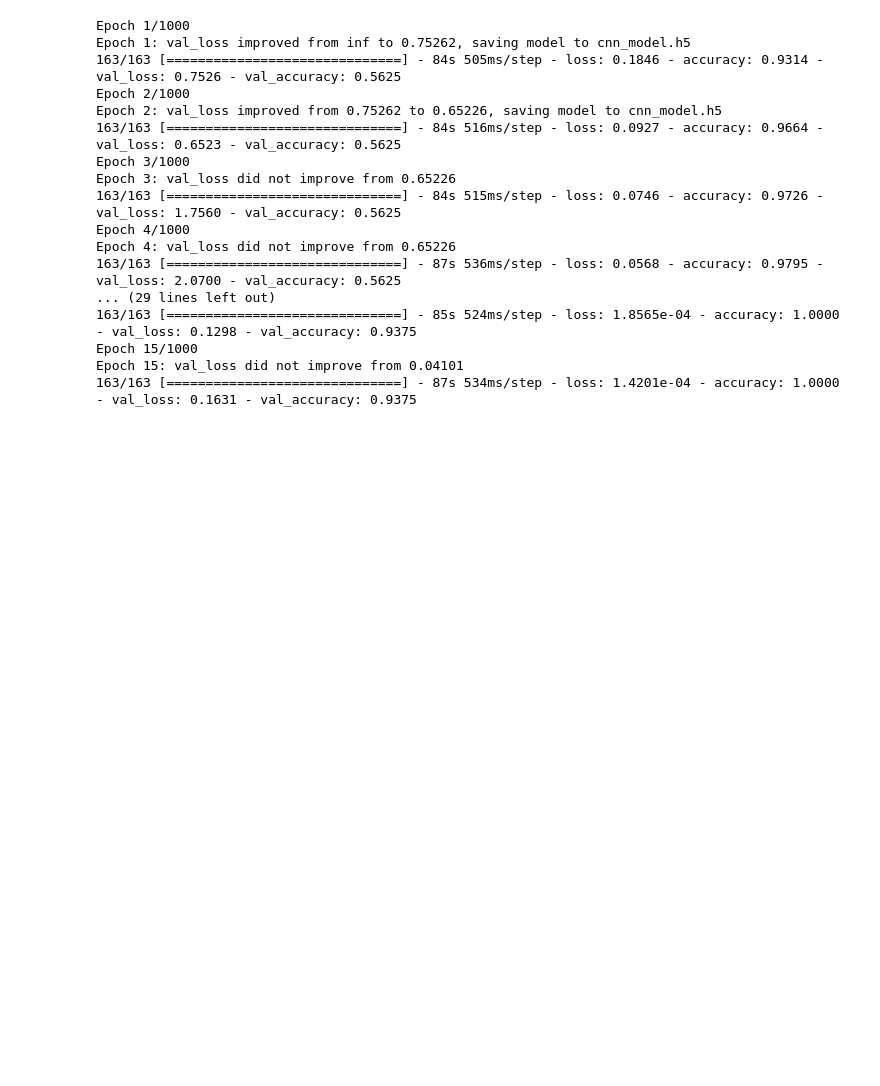
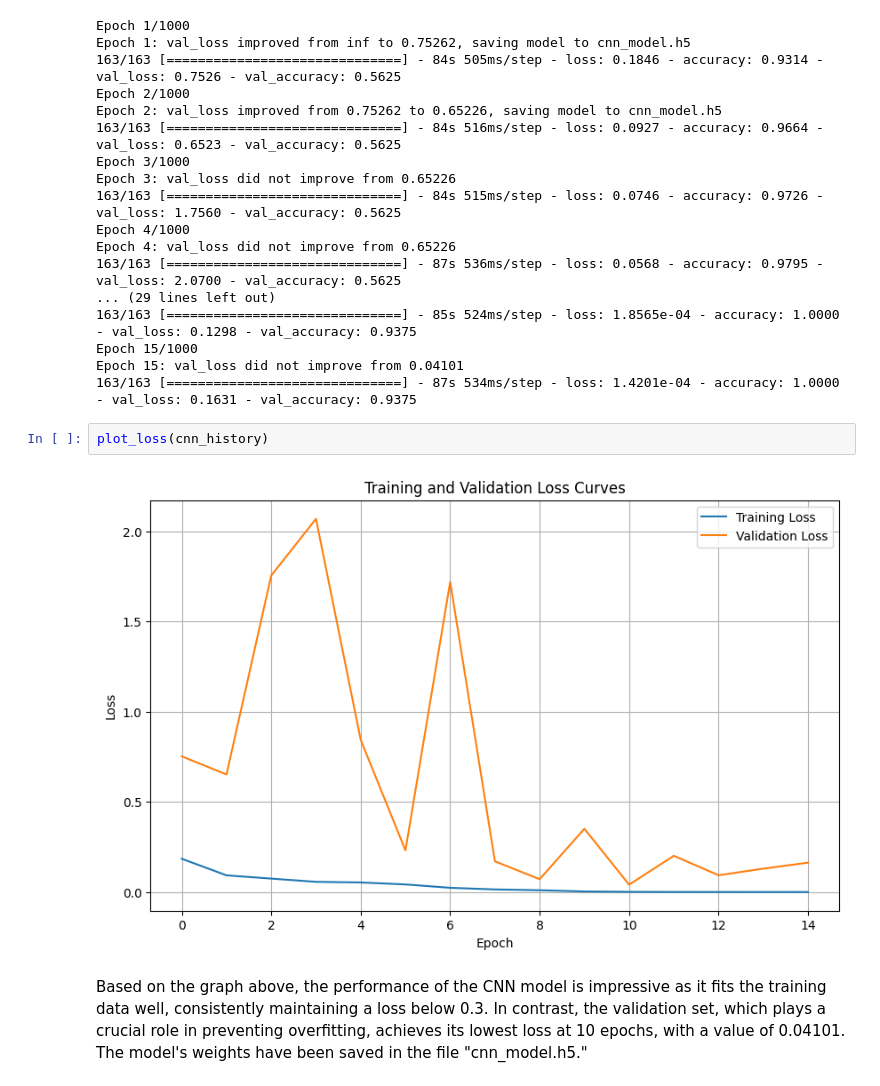
Before and after one commit to AdnanK1/Xray-deep-learning, a Jupyter notebook: index.ipynb, the cells around one changed output. Saved outputs shown, nothing was run; the diff lists cells and outputs as text; blank space fills up the shorter version.

Commit message:
Plotted the loss function of CNN model

```diff
--- a/index.ipynb
+++ b/index.ipynb
@@ -283,3 +283,9 @@ Epoch 4: val_loss did not improve from 0.65226
 Epoch 15/1000
 Epoch 15: val_loss did not improve from 0.04101
 163/163 [==============================] - 87s 534ms/step - loss: 1.4201e-04 - accuracy: 1.0000 - val_loss: 0.1631 - val_accuracy: 0.9375
+# %%
+plot_loss(cnn_history)
+# %% [output]
+[figure, added]
+# %% [markdown]
+Based on the graph above, the performance of the CNN model is impressive as it fits the training data well, consistently maintaining a loss below 0.3. In contrast, the validation set, which plays a crucial role in preventing overfitting, achieves its lowest loss at 10 epochs, with a value of 0.04101. The model's weights have been saved in the file "cnn_model.h5."
```
